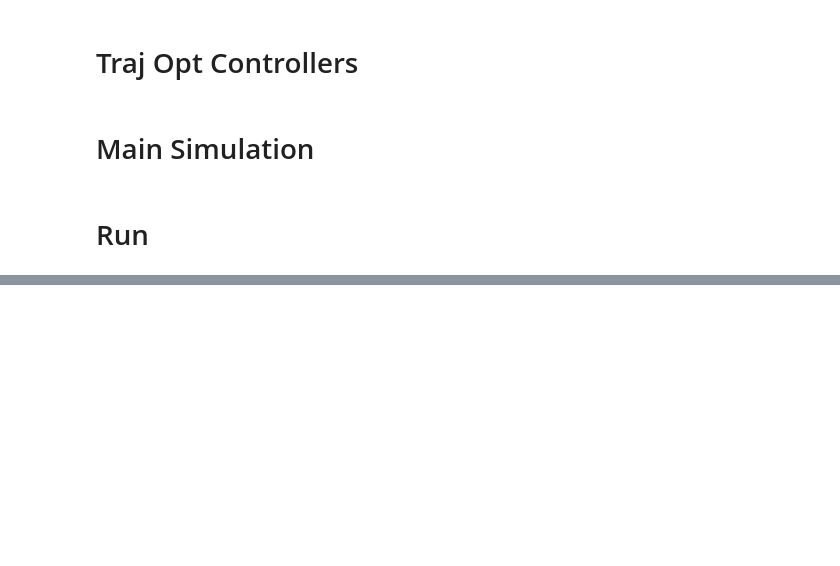
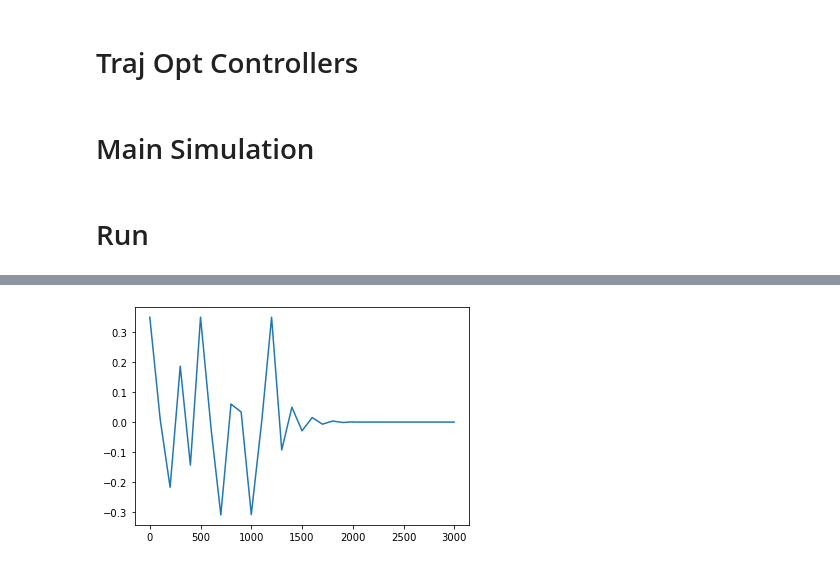
Before and after one commit to davidboxboro/falcon9, a Jupyter notebook: main.ipynb, the cells around one changed output, grey strips where cells are left out. Saved outputs shown, nothing was run; the diff lists cells and outputs as text; code cells hidden in the pictures; blank space fills up the shorter version.

```diff
--- a/main.ipynb
+++ b/main.ipynb
@@ -1010,0 +1081,6 @@ At:
+# %%
+U_opt = np.array([U_traj.value(t).squeeze() for t in np.arange(X_traj.start_time(), X_traj.end_time(), 0.01)])
+plt.plot(U_opt[:, 1])
+plt.show()
+# %% [output]
+[figure, added]
```
Also changed, not shown: parts of 8 cells of this notebook.
